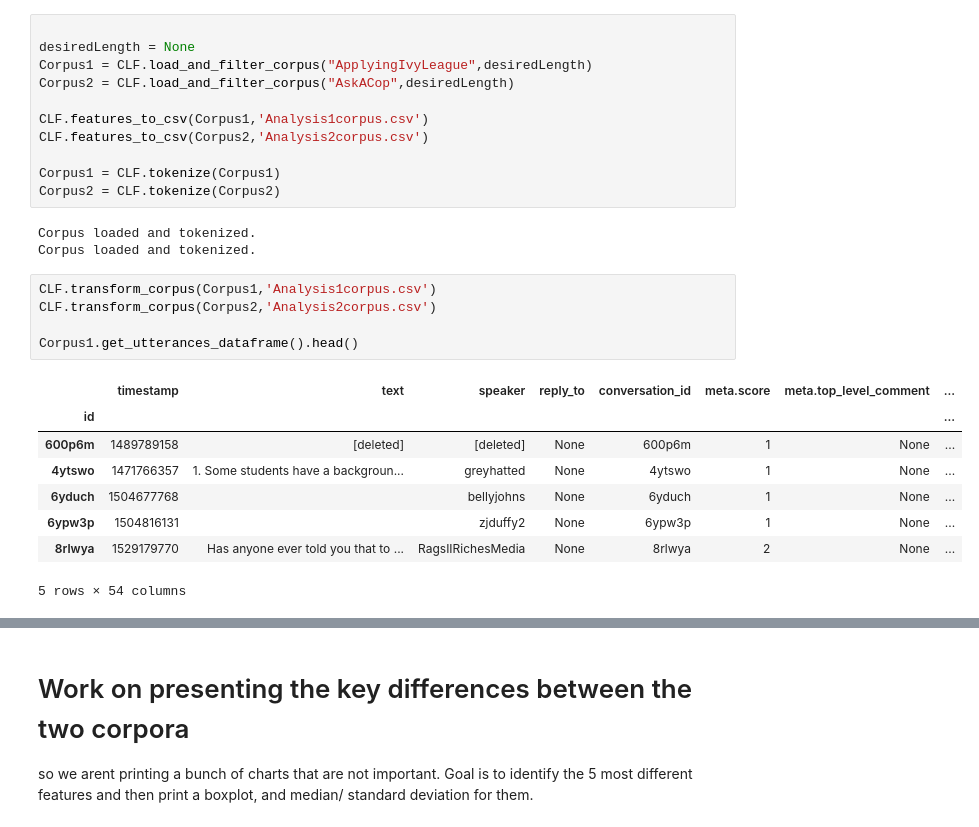
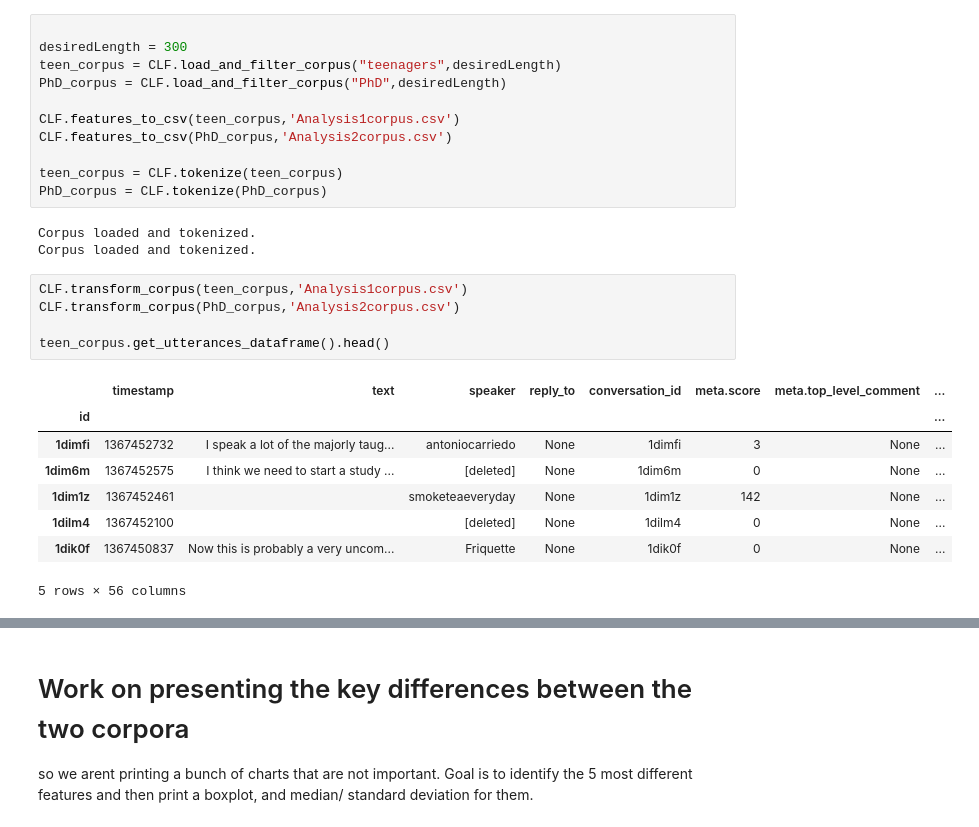
Before and after one commit to maxchamplin/NLP_and_Identity_project1, a Jupyter notebook: analysis.ipynb, the cells around one changed output, grey strips where cells are left out. Drawn from its saved outputs; the diff is of its cells as text.

```diff
--- a/analysis.ipynb
+++ b/analysis.ipynb
@@ -14,29 +14,29 @@ Corpus ready to be analyszed, file loaded correctly
 [nltk_data]   Package punkt_tab is already up-to-date!
 # %%
 
-desiredLength = None
-Corpus1 = CLF.load_and_filter_corpus("ApplyingIvyLeague",desiredLength)
-Corpus2 = CLF.load_and_filter_corpus("AskACop",desiredLength)
+desiredLength = 300
+teen_corpus = CLF.load_and_filter_corpus("teenagers",desiredLength)
+PhD_corpus = CLF.load_and_filter_corpus("PhD",desiredLength)
 
-CLF.features_to_csv(Corpus1,'Analysis1corpus.csv')
-CLF.features_to_csv(Corpus2,'Analysis2corpus.csv')
+CLF.features_to_csv(teen_corpus,'Analysis1corpus.csv')
+CLF.features_to_csv(PhD_corpus,'Analysis2corpus.csv')
 
-Corpus1 = CLF.tokenize(Corpus1)
-Corpus2 = CLF.tokenize(Corpus2)
+teen_corpus = CLF.tokenize(teen_corpus)
+PhD_corpus = CLF.tokenize(PhD_corpus)
 # %% [output]
 Corpus loaded and tokenized.
 Corpus loaded and tokenized.
 # %%
-CLF.transform_corpus(Corpus1,'Analysis1corpus.csv')
-CLF.transform_corpus(Corpus2,'Analysis2corpus.csv')
+CLF.transform_corpus(teen_corpus,'Analysis1corpus.csv')
+CLF.transform_corpus(PhD_corpus,'Analysis2corpus.csv')
 
-Corpus1.get_utterances_dataframe().head()
+teen_corpus.get_utterances_dataframe().head()
 # %% [output]
 |  | timestamp | text | speaker | reply_to | conversation_id | meta.score | meta.top_level_comment | ... |
 | id |  |  |  |  |  |  |  | ... |
-| 600p6m | 1489789158 | [deleted] | [deleted] | None | 600p6m | 1 | None | ... |
-| 4ytswo | 1471766357 | 1. Some students have a backgroun... | greyhatted | None | 4ytswo | 1 | None | ... |
-| 6yduch | 1504677768 |  | bellyjohns | None | 6yduch | 1 | None | ... |
-| 6ypw3p | 1504816131 |  | zjduffy2 | None | 6ypw3p | 1 | None | ... |
-| 8rlwya | 1529179770 | Has anyone ever told you that to ... | RagsIIRichesMedia | None | 8rlwya | 2 | None | ... |
+| 1dimfi | 1367452732 | I speak a lot of the majorly taug... | antoniocarriedo | None | 1dimfi | 3 | None | ... |
+| 1dim6m | 1367452575 | I think we need to start a study ... | [deleted] | None | 1dim6m | 0 | None | ... |
+| 1dim1z | 1367452461 |  | smoketeaeveryday | None | 1dim1z | 142 | None | ... |
+| 1dilm4 | 1367452100 |  | [deleted] | None | 1dilm4 | 0 | None | ... |
+| 1dik0f | 1367450837 | Now this is probably a very uncom... | Friquette | None | 1dik0f | 0 | None | ... |
-5 rows × 54 columns
+5 rows × 56 columns
```
Also changed, not shown: parts of 4 cells of this notebook, 2 other files.
